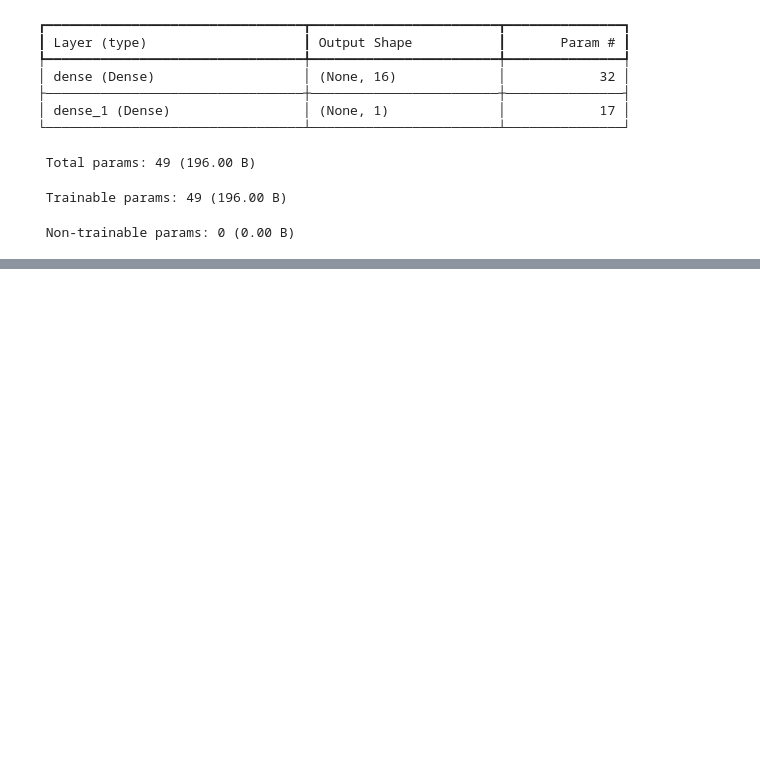
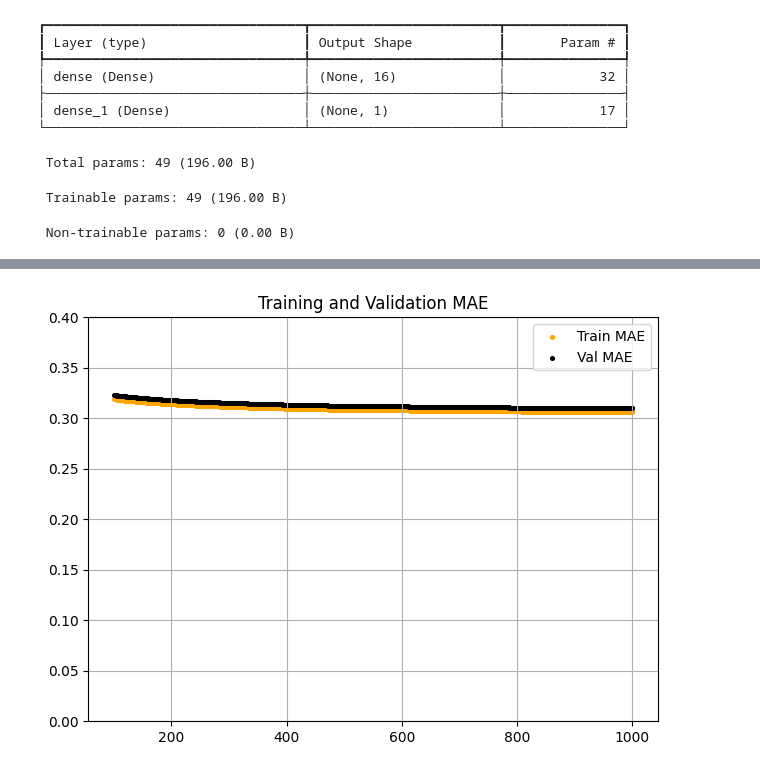
Before and after one commit to tajbidshahmteruet-bot/tinyml_arduino_projects, a Jupyter notebook: 02_sine_wave_tinyml/training_model/tinyml_sine_wave_model.ipynb, the cells around one changed output, grey strips where cells are left out. Drawn from its saved outputs; the diff is of its cells as text; code cells hidden in the pictures; blank space fills up the shorter version.

```diff
--- a/02_sine_wave_tinyml/training_model/tinyml_sine_wave_model.ipynb
+++ b/02_sine_wave_tinyml/training_model/tinyml_sine_wave_model.ipynb
@@ -126,0 +155,13 @@ plt.show()
+# %%
+mae = history_1.history['mae']
+val_mae= history_1.history['val_mae']
+plt.scatter(epochs[skip:], mae[skip:], s=7, color='orange', label='Train MAE')
+plt.scatter(epochs[skip:], val_mae[skip:], s=7, color='black', label='Val MAE')
+plt.title('Training and Validation MAE')
+plt.grid(True)
+plt.ylim(0, 0.4)
+plt.legend()
+plt.tight_layout()
+plt.show()
+# %% [output]
+[figure, added]
```
Also changed, not shown: parts of 12 cells of this notebook, 1 other file.
